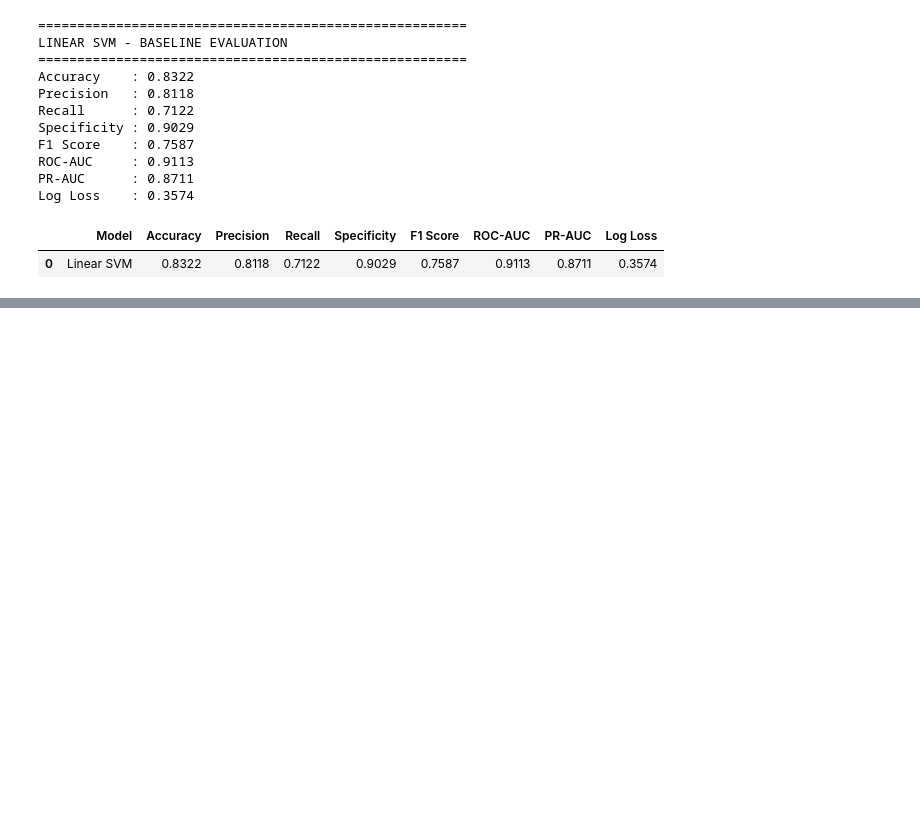
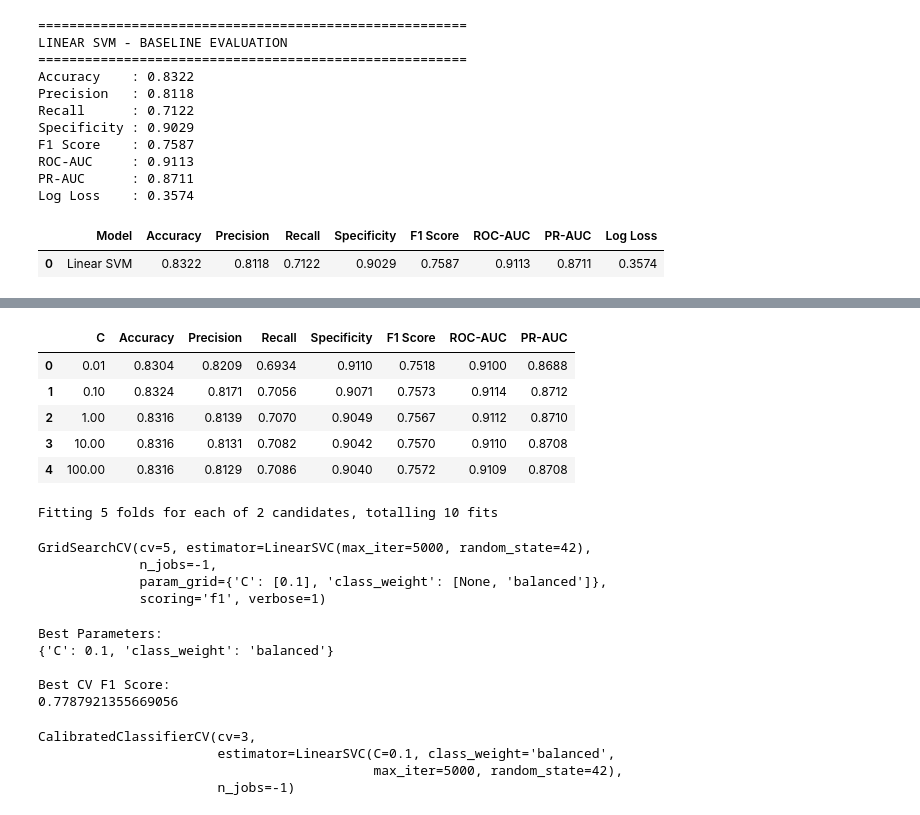
Before and after one commit to greeshavaishnavi09/Hotel_Booking_Cancellation_Prediction, a Jupyter notebook: research/model_experiments/04_support_vector_machine.ipynb, the cells around one changed output, grey strips where cells are left out. Saved outputs shown, nothing was run; the diff lists cells and outputs as text; code cells hidden in the pictures; blank space fills up the shorter version.

Commit message:
Base line vs Tuned completed

```diff
--- a/research/model_experiments/04_support_vector_machine.ipynb
+++ b/research/model_experiments/04_support_vector_machine.ipynb
@@ -254,0 +246,14 @@ svm_baseline_results.round(4)
+# %%
+# c experiment
+
+C_values = [0.01, 0.1, 1, 10, 100]
+# %%
+C_results = []
+
+for c_value in C_values:
+    print("Training C =", c_value)
+
+model = LinearSVC(
+        C=c_value,
+        random_state=42,
+        max_iter=5000)
@@ -254,0 +266,3 @@ svm_baseline_results.round(4)
+# %%
+# fit linearsvc model
+model.fit(X_train,y_train)
@@ -254,0 +396,13 @@ svm_baseline_results.round(4)
+# %%
+# display results
+
+C_results_df = pd.DataFrame(C_results)
+
+C_results_df.round(4)
+# %% [output]
+|  | C | Accuracy | Precision | Recall | Specificity | F1 Score | ROC-AUC | PR-AUC |
+| 0 | 0.01 | 0.8304 | 0.8209 | 0.6934 | 0.9110 | 0.7518 | 0.9100 | 0.8688 |
+| 1 | 0.10 | 0.8324 | 0.8171 | 0.7056 | 0.9071 | 0.7573 | 0.9114 | 0.8712 |
+| 2 | 1.00 | 0.8316 | 0.8139 | 0.7070 | 0.9049 | 0.7567 | 0.9112 | 0.8710 |
+| 3 | 10.00 | 0.8316 | 0.8131 | 0.7082 | 0.9042 | 0.7570 | 0.9110 | 0.8708 |
+| 4 | 100.00 | 0.8316 | 0.8129 | 0.7086 | 0.9040 | 0.7572 | 0.9109 | 0.8708 |
@@ -254,0 +432,25 @@ svm_baseline_results.round(4)
+# %%
+svm_grid_search.fit(
+    X_train,
+    y_train
+)
+# %% [output]
+Fitting 5 folds for each of 2 candidates, totalling 10 fits
+GridSearchCV(cv=5, estimator=LinearSVC(max_iter=5000, random_state=42),
+             n_jobs=-1,
+             param_grid={'C': [0.1], 'class_weight': [None, 'balanced']},
+             scoring='f1', verbose=1)
+# %%
+# parameter
+
+print("Best Parameters:")
+print(svm_grid_search.best_params_)
+
+print("\nBest CV F1 Score:")
+print(svm_grid_search.best_score_)
+# %% [output]
+Best Parameters:
+{'C': 0.1, 'class_weight': 'balanced'}
+
+Best CV F1 Score:
+0.7787921355669056
@@ -254,0 +467,19 @@ svm_baseline_results.round(4)
+# %%
+# calibarating tuned svm
+
+svm_tuned_calibrated = CalibratedClassifierCV(
+    best_svm_model,
+    cv=3,
+    method="sigmoid",
+    n_jobs=-1
+)
+
+svm_tuned_calibrated.fit(
+    X_train,
+    y_train
+)
+# %% [output]
+CalibratedClassifierCV(cv=3,
+                       estimator=LinearSVC(C=0.1, class_weight='balanced',
+                                           max_iter=5000, random_state=42),
+                       n_jobs=-1)
```
Also changed, not shown: parts of 15 cells of this notebook, 1 other file.
